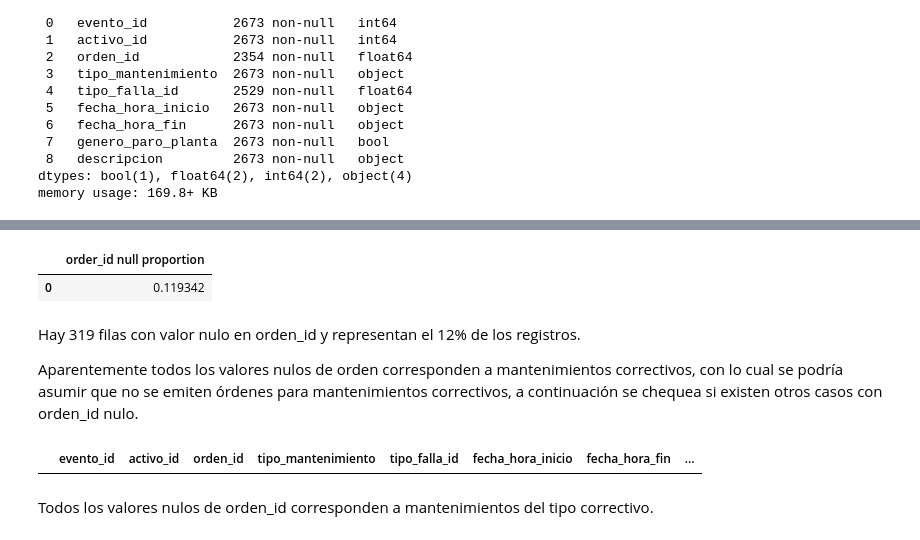
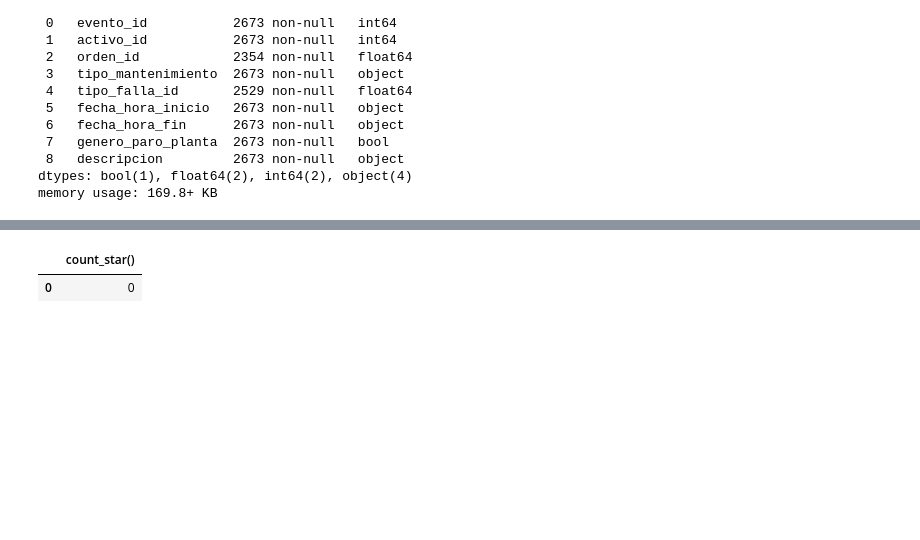
Before and after one commit to dcardone1/Maintenance_System_Analysis, a Jupyter notebook: Analysis.ipynb, the cells around one changed output, grey strips where cells are left out. Saved outputs shown, nothing was run; the diff lists cells and outputs as text; code cells hidden in the pictures; blank space fills up the shorter version.

```diff
--- a/Analysis.ipynb
+++ b/Analysis.ipynb
@@ -141,18 +213,9 @@ SELECT * FROM eventos_mantenimiento WHERE orden_id IS NULL;
 # %%
 %%sql
-SELECT COUNT(*) / (SELECT COUNT(*) FROM eventos_mantenimiento) AS 'order_id null proportion' FROM eventos_mantenimiento WHERE  orden_id IS NULL;
+SELECT COUNT(*) FROM eventos_mantenimiento
+WHERE tipo_falla_id IS NULL
+AND tipo_mantenimiento ='preventivo'
+AND orden_id IS NULL;
 # %% [output]
-|  | order_id null proportion |
-| 0 | 0.119342 |
+|  | count_star() |
+| 0 | 0 |
-# %% [markdown]
-Hay 319 filas con valor nulo en orden_id y representan el 12% de los registros.
-
-Aparentemente todos los valores nulos de orden corresponden a mantenimientos correctivos, con lo cual se podría asumir que no se emiten órdenes para mantenimientos correctivos, a continuación se chequea si existen otros casos con orden_id nulo.
-# %%
-%%sql
-SELECT * FROM eventos_mantenimiento WHERE orden_id IS NULL
-AND tipo_mantenimiento != 'correctivo';
-# %% [output]
-|  | evento_id | activo_id | orden_id | tipo_mantenimiento | tipo_falla_id | fecha_hora_inicio | fecha_hora_fin | ... |
-# %% [markdown]
-Todos los valores nulos de orden_id corresponden a mantenimientos del tipo correctivo.
```
Also changed, not shown: parts of 30 cells of this notebook.
